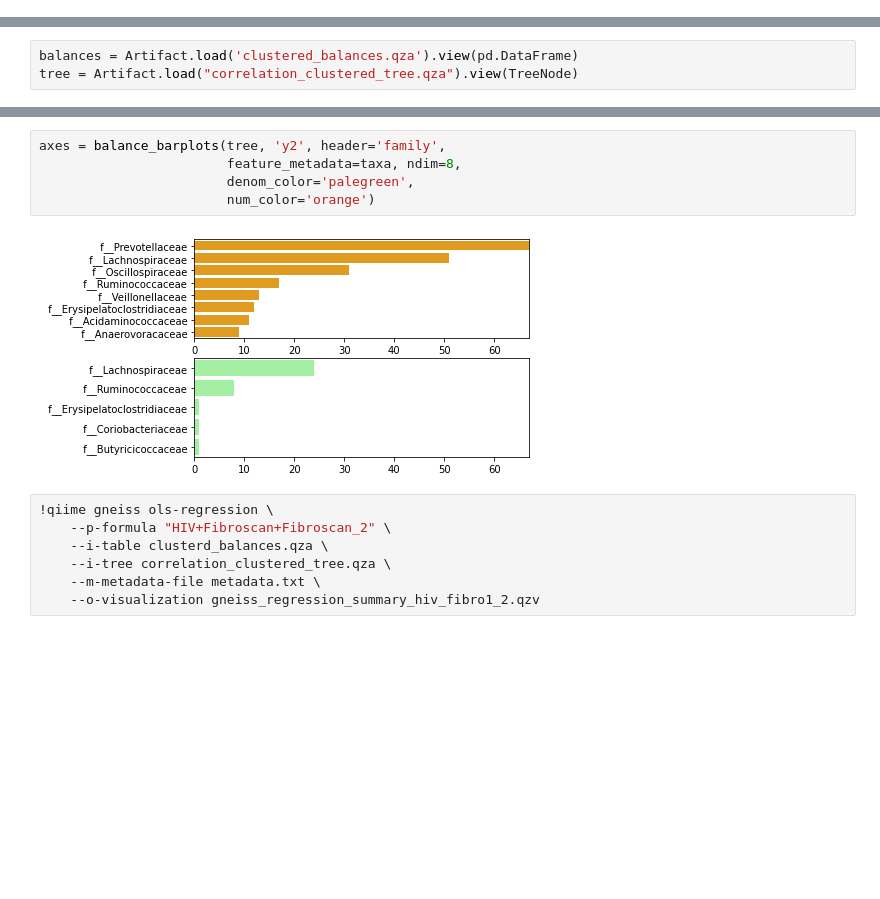
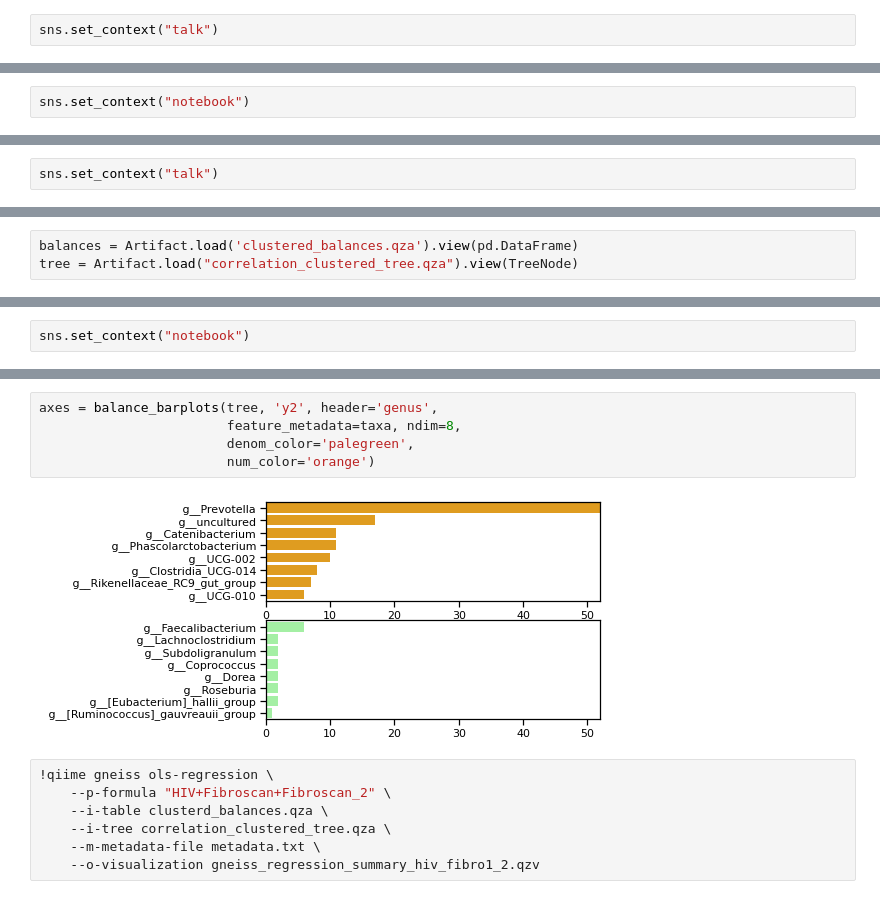
Before and after one commit to sterrettJD/HIV-microbiome, a Jupyter notebook: Analysis.ipynb, the cells around one changed output, grey strips where cells are left out. Cells and saved outputs as stored; diff of their text form; blank space fills up the shorter version.

```diff
--- a/Analysis.ipynb
+++ b/Analysis.ipynb
@@ -232,3 +232,5 @@ Faith PD
 - HIV not significant (p=0.97)
 - Fibroscan 1 (CAP?) was (rho=0.36, p=0.019)
 - BMI, Hip to waist, Fibroscan 2 not
+# %%
+sns.set_context("talk")
@@ -546,3 +570,5 @@ ax = balance_boxplot('y2', balance_data, y='HIV',
+# %%
+sns.set_context("notebook")
 # %%
 taxa = pd.DataFrame(taxa.Taxon.apply(lambda x: x.split(';')).values.tolist(),
                     columns=['kingdom', 'phylum', 'class', 'order',
@@ -558,3 +584,5 @@ axes = balance_barplots(tree, 'y2', header='family',
+# %%
+sns.set_context("talk")
 # %% [markdown]
 ### More naive co-occurrence based clustering
 # %%
@@ -614,0 +658,2 @@ y2 H = 15.384146341463435, p = 8.772119619061522e-05
+# %%
+sns.set_context("notebook")
@@ -615,10 +697,10 @@ y2 H = 15.384146341463435, p = 8.772119619061522e-05
 # %%
-axes = balance_barplots(tree, 'y2', header='family',
+axes = balance_barplots(tree, 'y2', header='genus',
                         feature_metadata=taxa, ndim=8,
                         denom_color='palegreen',
                         num_color='orange')
 # %% [output]
-[figure, old version]
+[figure, new version]
 # %%
 !qiime gneiss ols-regression \
     --p-formula "HIV+Fibroscan+Fibroscan_2" \
```
Also changed, not shown: parts of 19 cells of this notebook.
